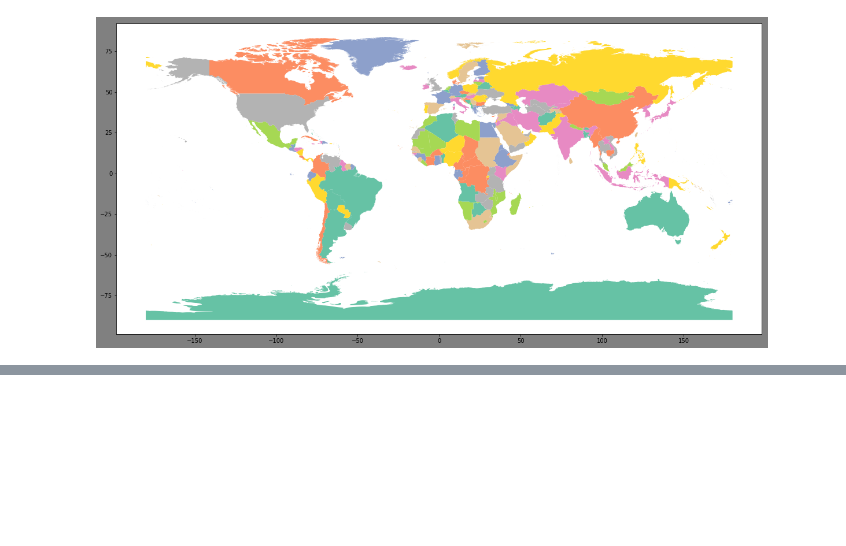
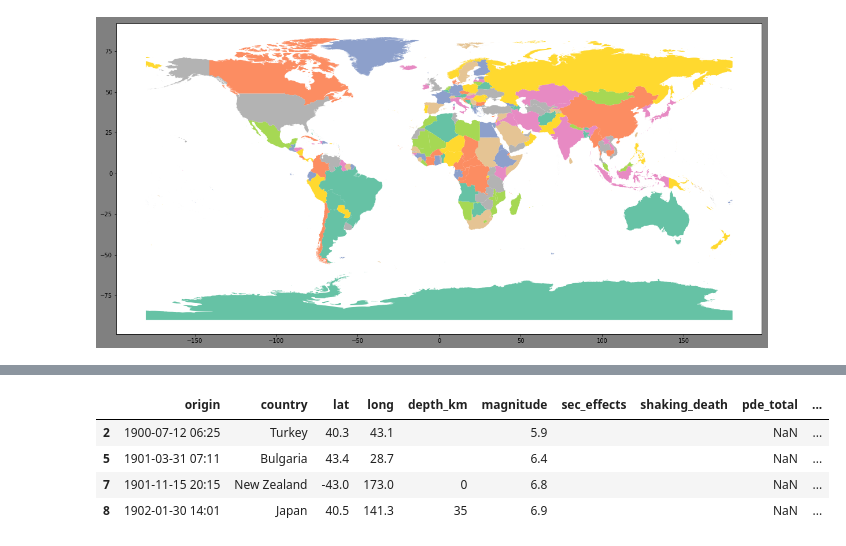
Before and after one commit to shrutijalewar/data-question-3-xtreme-united, a Jupyter notebook: Assigment3.ipynb, the cells around one changed output, grey strips where cells are left out. Cells and saved outputs as stored; diff of their text form; code cells hidden in the pictures; blank space fills up the shorter version.

```diff
--- a/Assigment3.ipynb
+++ b/Assigment3.ipynb
@@ -319,0 +358,9 @@ base = world.plot(column = 'NAME', legend = False, ax = ax, cmap = 'Set2', marke
+# %%
+eq_df.head(4)
+#pd.merge(df_new, df_n, on='subject_id')
+# %% [output]
+|  | origin | country | lat | long | depth_km | magnitude | sec_effects | shaking_death | pde_total | ... |
+| 2 | 1900-07-12 06:25 | Turkey | 40.3 | 43.1 |  | 5.9 |  |  | NaN | ... |
+| 5 | 1901-03-31 07:11 | Bulgaria | 43.4 | 28.7 |  | 6.4 |  |  | NaN | ... |
+| 7 | 1901-11-15 20:15 | New Zealand | -43.0 | 173.0 | 0 | 6.8 |  |  | NaN | ... |
+| 8 | 1902-01-30 14:01 | Japan | 40.5 | 141.3 | 35 | 6.9 |  |  | NaN | ... |
```
Also changed, not shown: parts of 11 cells of this notebook.
